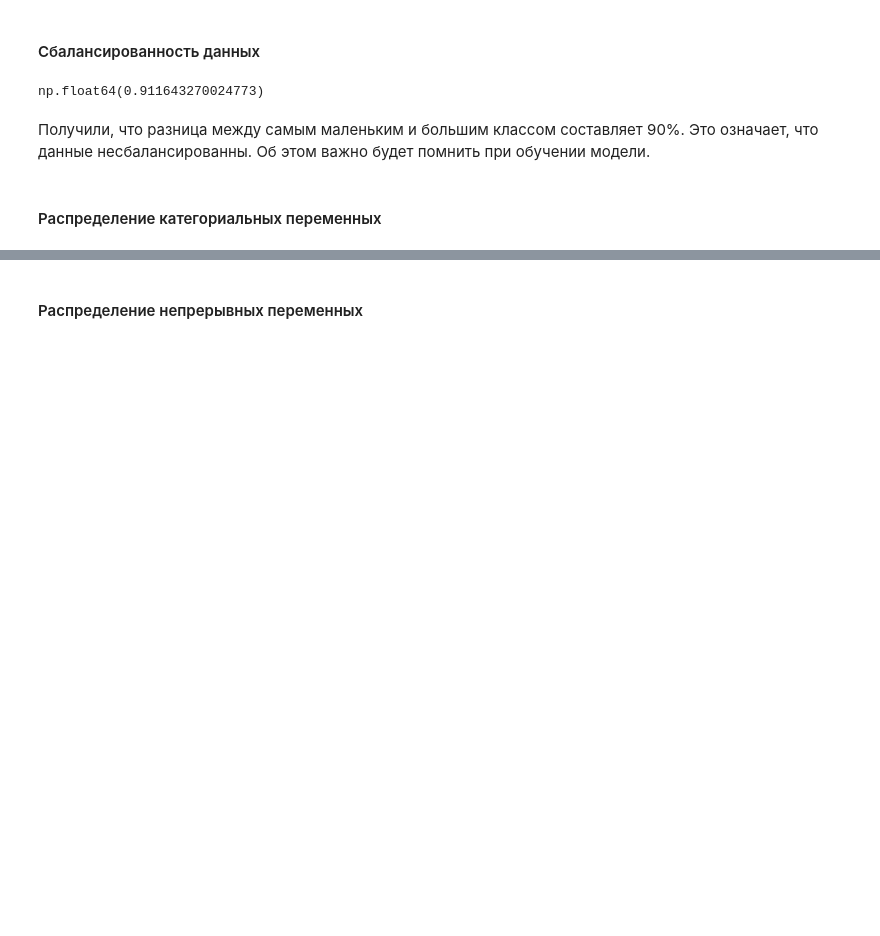
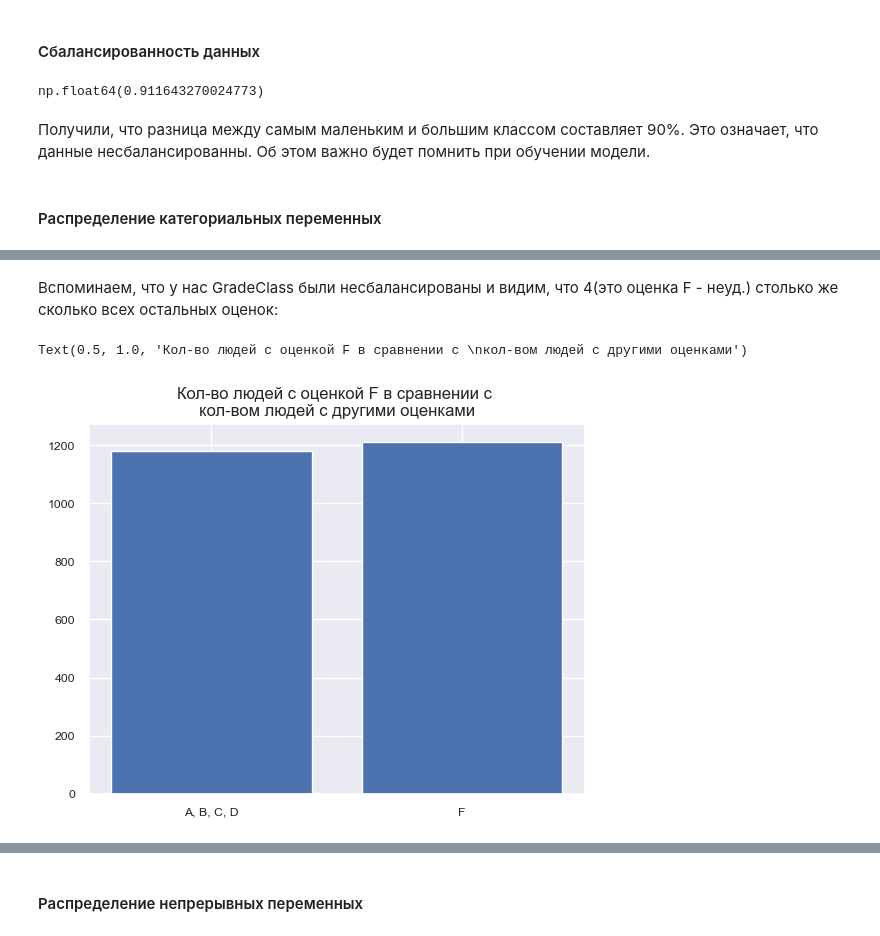
Before and after one commit to Tsygaika/Students-Performance, a Jupyter notebook: Students Performance_EDA.ipynb, the cells around one changed output, grey strips where cells are left out. Drawn from its saved outputs; the diff is of its cells as text; code cells hidden in the pictures; blank space fills up the shorter version.

```diff
--- a/Students Performance_EDA.ipynb
+++ b/Students Performance_EDA.ipynb
@@ -126,0 +122,8 @@ plt.show()
+# %% [markdown]
+Вспоминаем, что у нас GradeClass были несбалансированы и видим, что 4(это оценка F - неуд.) столько же сколько всех остальных оценок:
+# %%
+plt.bar(['A, B, C, D', 'F'], [len(df[df['GradeClass']!=4]), len(df[df['GradeClass']==4])])
+plt.title(f'Кол-во людей с оценкой F в сравнении с \nкол-вом людей с другими оценками', size = 12)
+# %% [output]
+Text(0.5, 1.0, 'Кол-во людей с оценкой F в сравнении с \nкол-вом людей с другими оценками')
+[figure, added]
```
Also changed, not shown: parts of 27 cells of this notebook, 2 other files.
